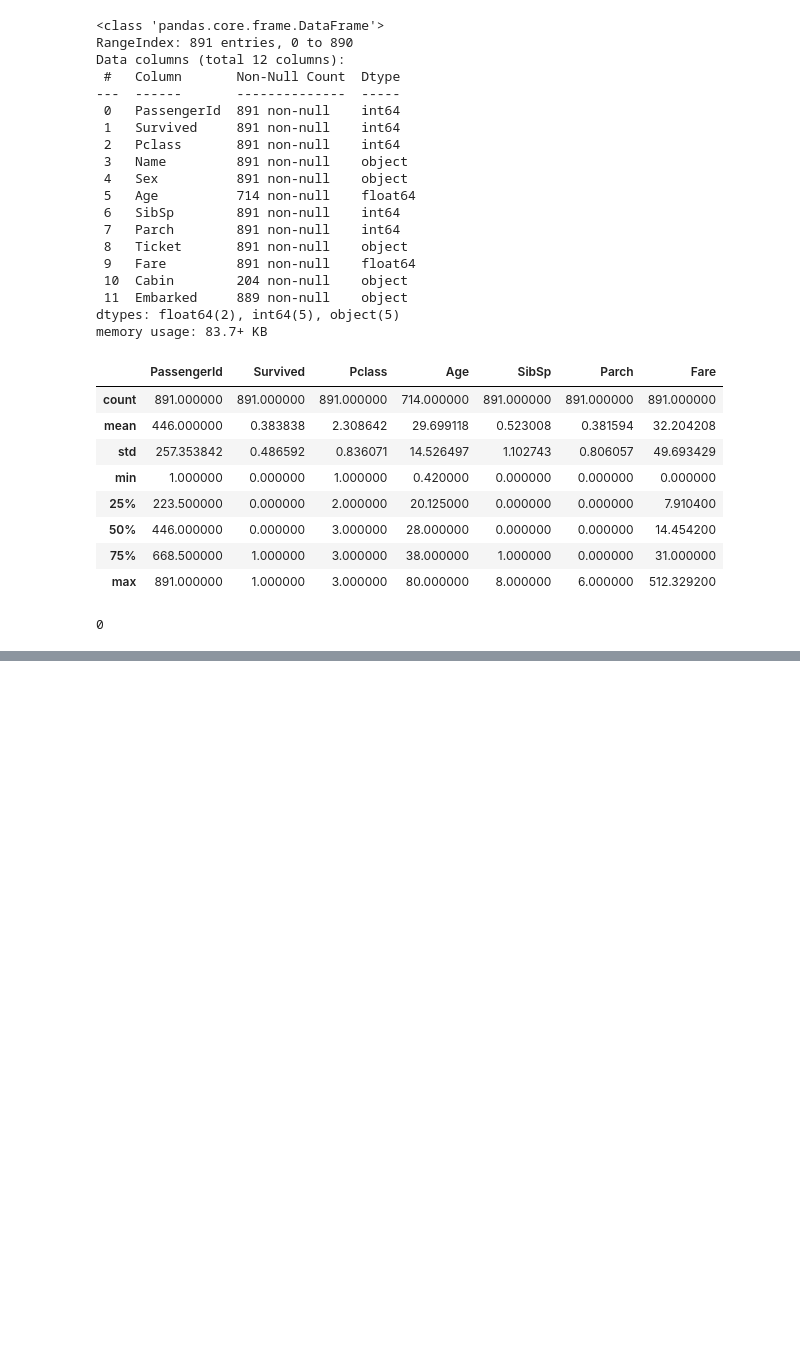
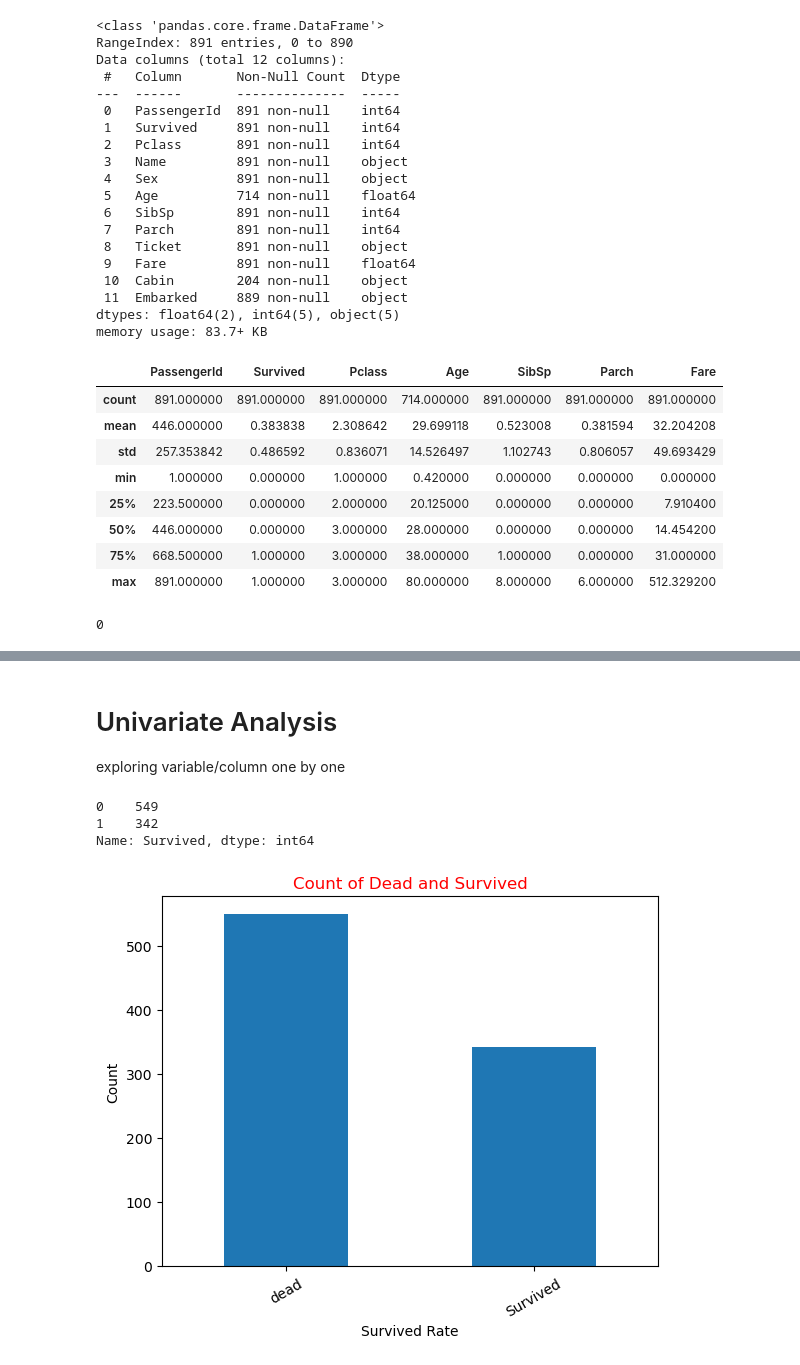
Before and after one commit to fizzle1759/Data-Exploration-using-Titanic-Data-set, a Jupyter notebook: Data Exploration.ipynb, the cells around one changed output, grey strips where cells are left out. Saved outputs shown, nothing was run; the diff lists cells and outputs as text; code cells hidden in the pictures; blank space fills up the shorter version.

```diff
--- a/Data Exploration.ipynb
+++ b/Data Exploration.ipynb
@@ -114,0 +188,4 @@ dtype: int64
+# %%
+df["Title"] = f
+
+df
@@ -114,0 +206,4 @@ dtype: int64
+# %%
+df["family_no"] = df["SibSp"] + df["Parch"]
+
+df
@@ -114,0 +224,2 @@ dtype: int64
+# %%
+df.drop(columns=["Name","SibSp","Parch","Ticket","Cabin"], inplace=True)
@@ -114,0 +242,22 @@ dtype: int64
+# %% [markdown]
+# Univariate Analysis
+exploring variable/column one by one
+# %%
+gender_count= df.Survived.value_counts()
+# %% [output]
+0    549
+1    342
+Name: Survived, dtype: int64
+# %%
+gender_count= df.Survived.value_counts()
+gender_count.index = ["dead","Survived"] # change the 0 and 1 to dead and survived
+# %%
+# pandas plot
+gender_count.plot(kind="bar")
+plt.title("Count of Dead and Survived",color="red")
+plt.ylabel("Count")
+plt.xlabel("Survived Rate")
+plt.xticks(rotation=30)
+plt.show()
+# %% [output]
+[figure, added]
```
Also changed, not shown: parts of 21 cells of this notebook.
